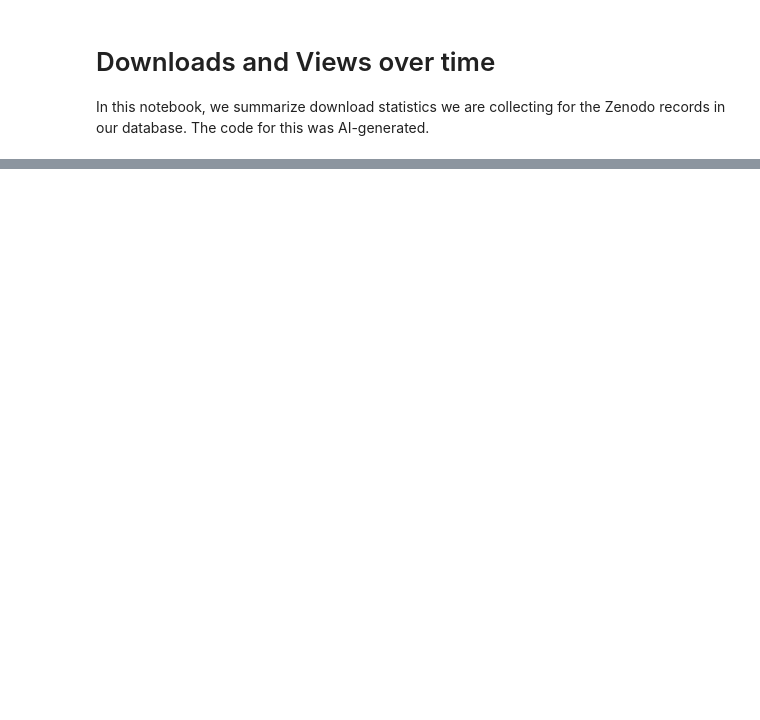
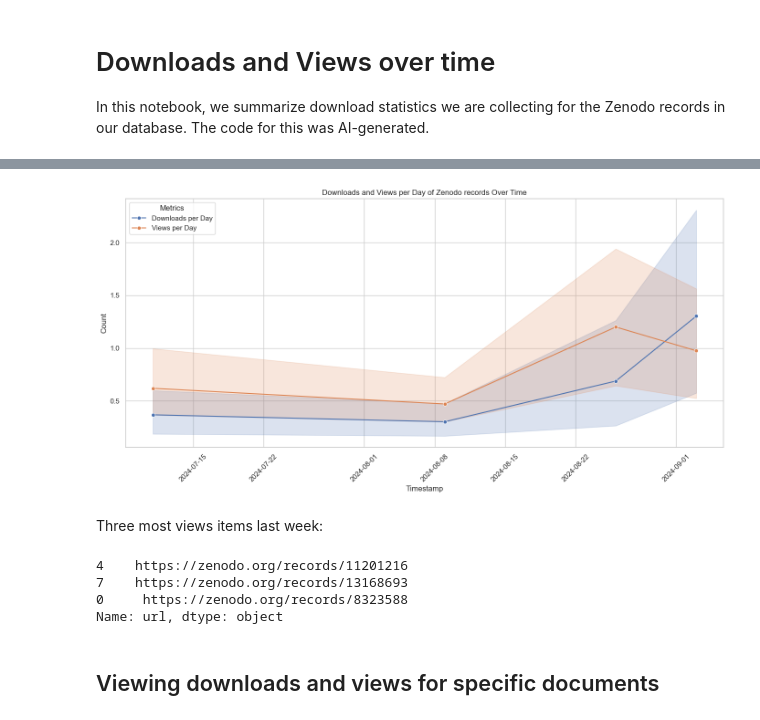
Before and after one commit to NFDI4BIOIMAGE/training, a Jupyter notebook: notebooks/download_stats.ipynb, the cells around one changed output, grey strips where cells are left out. Drawn from its saved outputs; the diff is of its cells as text; code cells hidden in the pictures; blank space fills up the shorter version.

```diff
--- a/notebooks/download_stats.ipynb
+++ b/notebooks/download_stats.ipynb
@@ -3,0 +124,38 @@ In this notebook, we summarize download statistics we are collecting for the Zen
+# %%
+# Set the style for seaborn plots
+sns.set(style="whitegrid")
+
+# Create a line plot for both 'downloads_per_day' and 'views_per_day'
+plt.figure(figsize=(14, 7))
+sns.lineplot(x='timestamp', y='downloads_per_day', data=df, label='Downloads per Day', marker='o')
+sns.lineplot(x='timestamp', y='views_per_day', data=df, label='Views per Day', marker='o')
+
+# Add title and labels
+plt.title('Downloads and Views per Day of Zenodo records Over Time')
+plt.xlabel('Timestamp')
+plt.ylabel('Count')
+
+# Add a legend to differentiate the lines
+plt.legend(title='Metrics', loc='upper left')
+
+# Customize the plot
+plt.xticks(rotation=45)  # Rotate x-axis labels for better readability
+plt.tight_layout()  # Adjust layout for better fit
+plt.savefig("../docs/statistics/downloads_and_views_over_time.png", dpi=700)
+plt.show()
+# %% [output]
+[figure, added]
+# %% [markdown]
+Three most views items last week:
+# %%
+last_week = df[df["timestamp"] == df["timestamp"].max()]
+last_week = last_week.sort_values(by='views_per_day', ascending=False)
+url = last_week["url"][:3]
+url
+# %% [output]
+4    https://zenodo.org/records/11201216
+7    https://zenodo.org/records/13168693
+0     https://zenodo.org/records/8323588
+Name: url, dtype: object
+# %% [markdown]
+## Viewing downloads and views for specific documents
```
Also changed, not shown: parts of 21 cells of this notebook.
